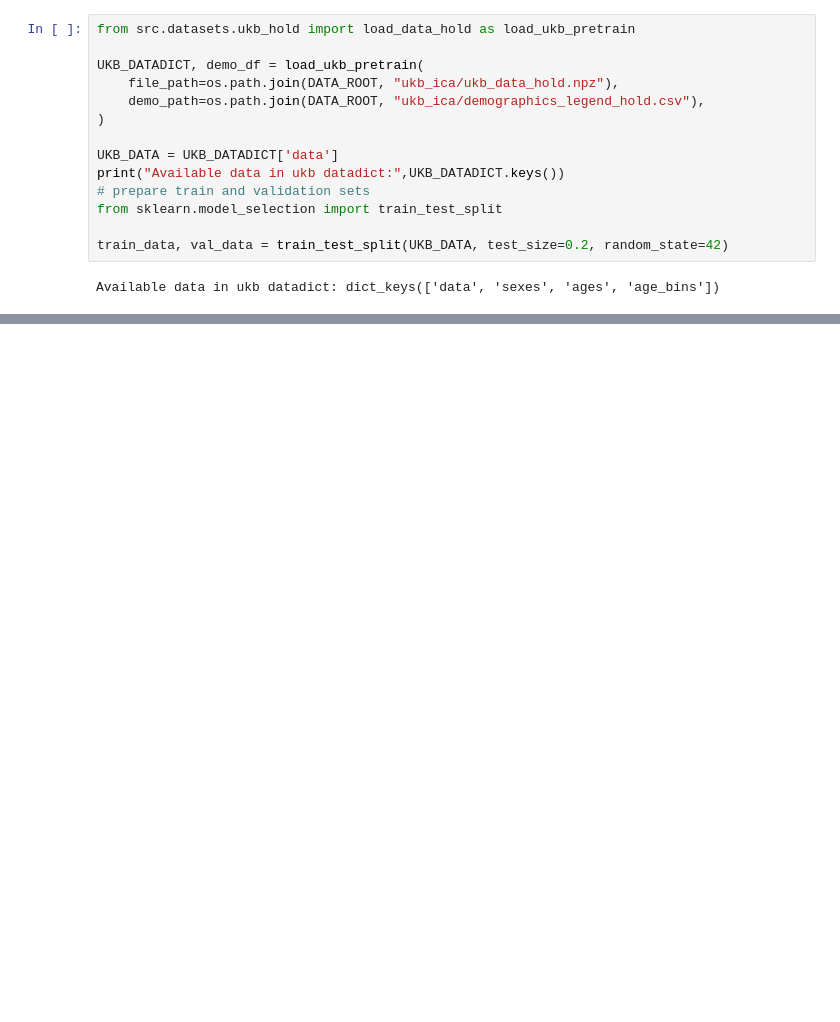
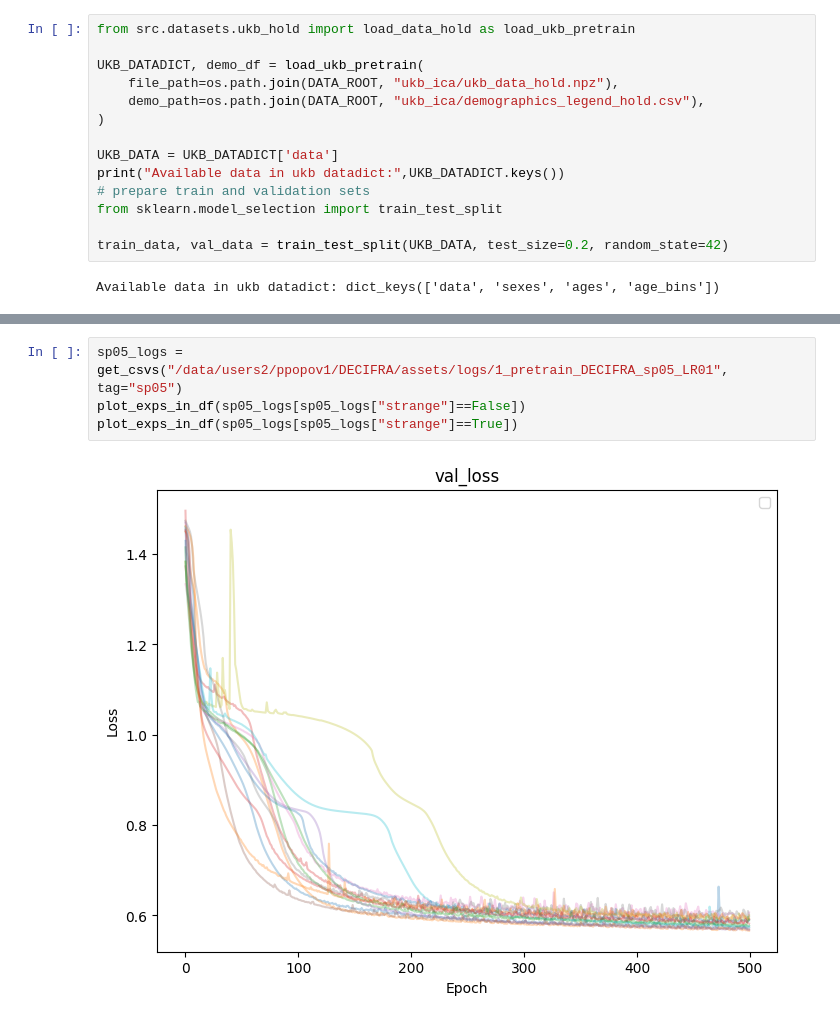
Before and after one commit to neuroneural/DECIFRA, a Jupyter notebook: scripts/01_DECIFRA_pretraining.ipynb, the cells around one changed output, grey strips where cells are left out. Saved outputs shown, nothing was run; the diff lists cells and outputs as text; blank space fills up the shorter version.

```diff
--- a/scripts/01_DECIFRA_pretraining.ipynb
+++ b/scripts/01_DECIFRA_pretraining.ipynb
@@ -338,0 +301,6 @@ plt.legend()
+# %%
+sp05_logs = get_csvs("/data/users2/ppopov1/DECIFRA/assets/logs/1_pretrain_DECIFRA_sp05_LR01", tag="sp05")
+plot_exps_in_df(sp05_logs[sp05_logs["strange"]==False])
+plot_exps_in_df(sp05_logs[sp05_logs["strange"]==True])
+# %% [output]
+[figure, added]
```
Also changed, not shown: parts of 32 cells of this notebook, 7 other files.
